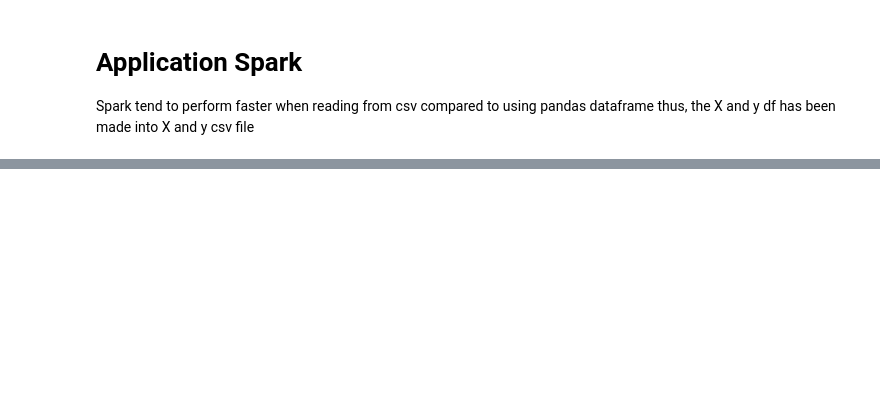
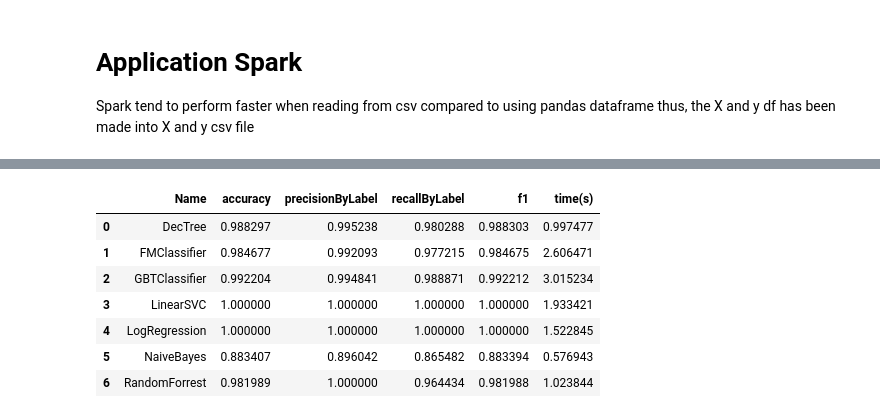
Before and after one commit to nhatthuan97/Qualifying_Repo, a Jupyter notebook: Qualifying.ipynb, the cells around one changed output, grey strips where cells are left out. Cells and saved outputs as stored; diff of their text form; code cells hidden in the pictures; blank space fills up the shorter version.

```diff
--- a/Qualifying.ipynb
+++ b/Qualifying.ipynb
@@ -703,0 +586,2 @@ performance_df_spark
+# %%
+df_spark=spark.createDataFrame(df_shuffle)
@@ -703,0 +658,34 @@ performance_df_spark
+# %%
+import timeit
+
+performance_metrics=['accuracy','precisionByLabel','recallByLabel','f1']
+cols_name=['Name','Iteration']
+
+for  p in performance_metrics:
+    cols_name.append(p)
+cols_name.append('time(s)')
+performance_df_spark = pd.DataFrame(columns = cols_name)
+# %%
+folds=10
+for itteration in range(folds):
+    #print(itteration)
+    df_shuffle=df_train_test_spark.orderBy(rand())
+    trainDF,testDF=df_train_test_spark.randomSplit([0.75,0.25])
+
+    #Handle all normal model
+    for model in model_list:
+        start_time = timeit.default_timer()
+        cur_model=model[1]
+        cur_model=cur_model.fit(trainDF)
+        pred=cur_model.transform(testDF)
+        temp = [model[0],itteration]
+
+        for p in performance_metrics:
+            evaluator = MulticlassClassificationEvaluator(predictionCol='prediction', labelCol=target, metricName=p)
+            temp.append(evaluator.evaluate(pred))
+
+        end_time=timeit.default_timer()-start_time
+
+        temp.append(end_time)
+        performance_df_spark.loc[len(performance_df_spark.index)] = temp
+        #print(cur_model,end_time)
@@ -703,0 +734,13 @@ performance_df_spark
+# %%
+temp=performance_df_spark.groupby('Name',as_index=False).mean()
+temp=temp.drop(['Iteration'],axis=1)
+temp
+# %% [output]
+|  | Name | accuracy | precisionByLabel | recallByLabel | f1 | time(s) |
+| 0 | DecTree | 0.988297 | 0.995238 | 0.980288 | 0.988303 | 0.997477 |
+| 1 | FMClassifier | 0.984677 | 0.992093 | 0.977215 | 0.984675 | 2.606471 |
+| 2 | GBTClassifier | 0.992204 | 0.994841 | 0.988871 | 0.992212 | 3.015234 |
+| 3 | LinearSVC | 1.000000 | 1.000000 | 1.000000 | 1.000000 | 1.933421 |
+| 4 | LogRegression | 1.000000 | 1.000000 | 1.000000 | 1.000000 | 1.522845 |
+| 5 | NaiveBayes | 0.883407 | 0.896042 | 0.865482 | 0.883394 | 0.576943 |
+| 6 | RandomForrest | 0.981989 | 1.000000 | 0.964434 | 0.981988 | 1.023844 |
```
Also changed, not shown: parts of 54 cells of this notebook, 31 other files.
